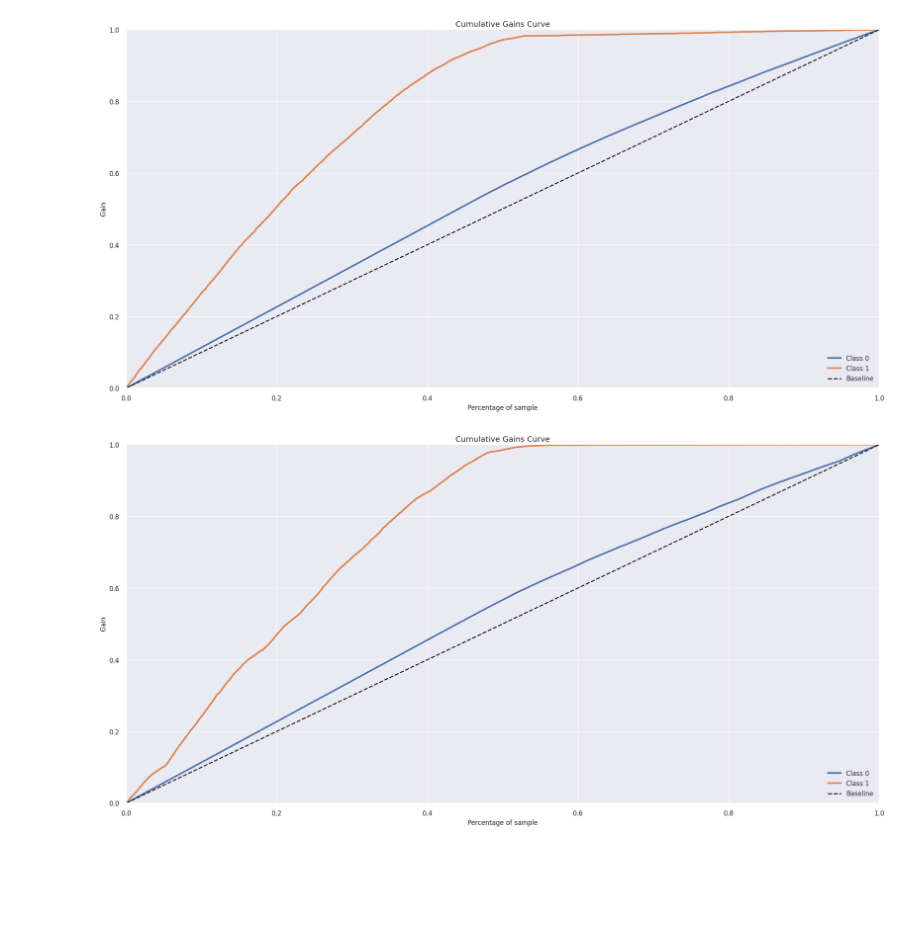
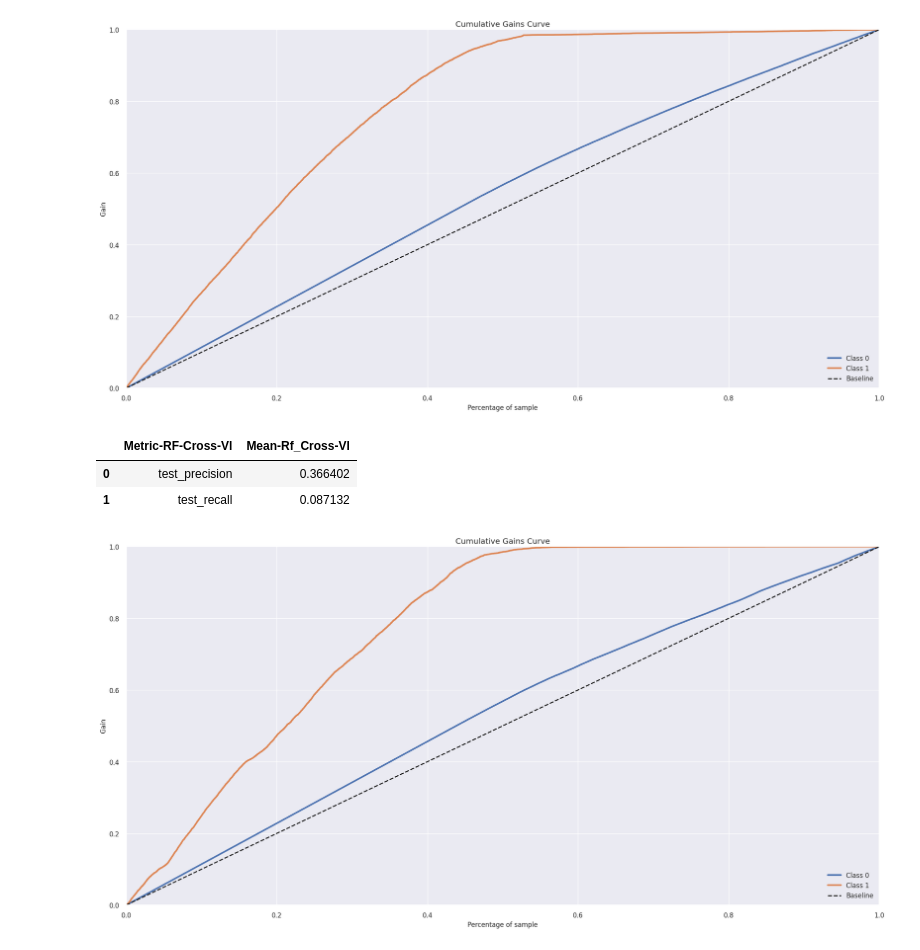
Before and after one commit to guiaraujofreitas/Insurance-Health-Cross-Sell, a Jupyter notebook: Step_8_Project_Health_Insurance_Cross_Sell.ipynb, the cells around one changed output. Saved outputs shown, nothing was run; the diff lists cells and outputs as text; code cells hidden in the pictures; blank space fills up the shorter version.

```diff
--- a/Step_8_Project_Health_Insurance_Cross_Sell.ipynb
+++ b/Step_8_Project_Health_Insurance_Cross_Sell.ipynb
@@ -890,3 +926,17 @@ skplt.metrics.plot_cumulative_gain(y_validation, rf_yhat);
+# %%
+df_rf = pd.DataFrame(cross_rf)
+
+df_rf = df_rf[['test_precision','test_recall']]
+
+df_mean_rf = pd.DataFrame(df_rf.mean()).reset_index()
+
+df_mean_rf.columns = ['Metric-RF-Cross-Vl','Mean-Rf_Cross-Vl']
+
+df_mean_rf
+# %% [output]
+|  | Metric-RF-Cross-Vl | Mean-Rf_Cross-Vl |
+| 0 | test_precision | 0.366402 |
+| 1 | test_recall | 0.087132 |
 # %%
 # Logist Regression Model
 lr = LogisticRegression().fit(x_train, y_train)
```
Also changed, not shown: parts of 14 cells of this notebook.
